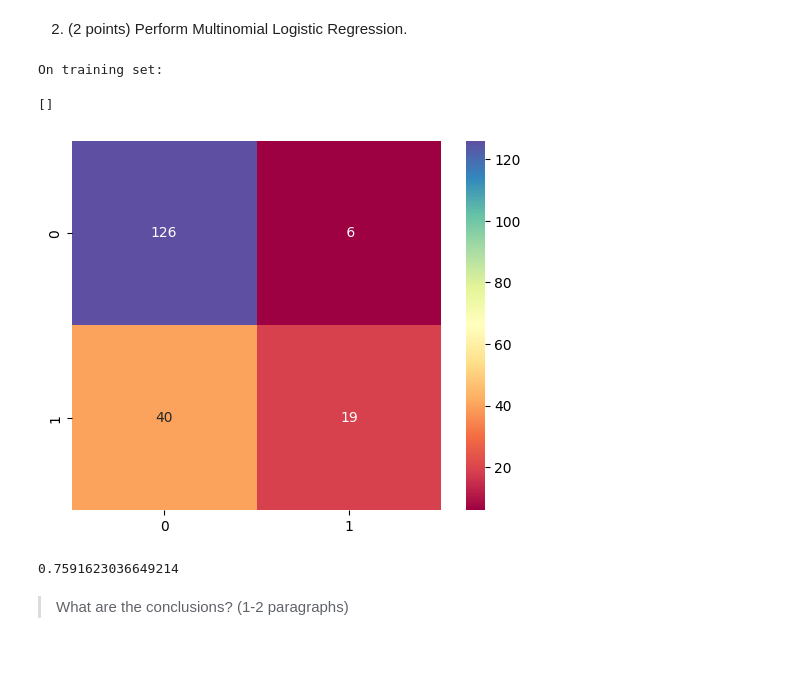
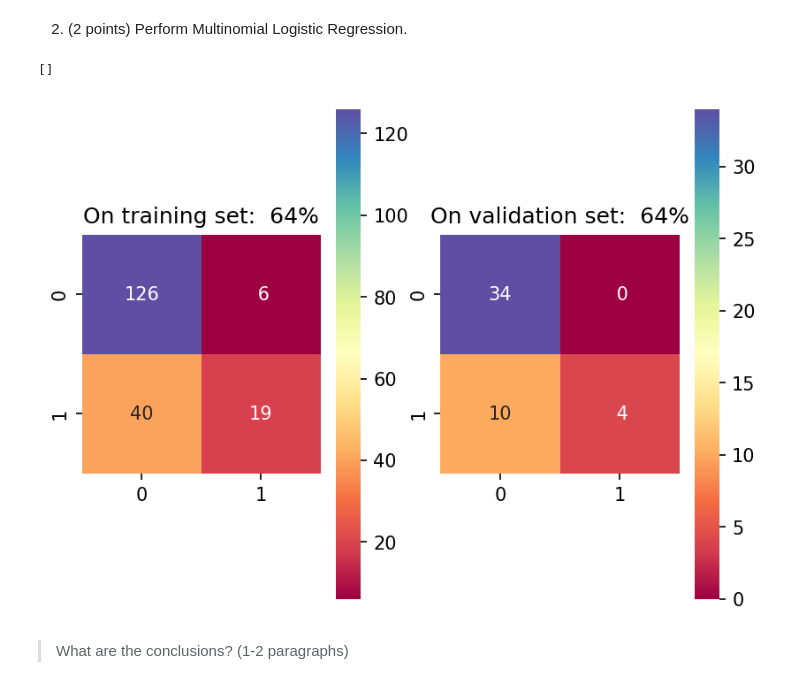
Before and after one commit to DanielGardin/MO444, a Jupyter notebook: T2_Classical_Techniques.ipynb, the cells around one changed output. Drawn from its saved outputs; the diff is of its cells as text; code cells hidden in the pictures; blank space fills up the shorter version.

```diff
--- a/T2_Classical_Techniques.ipynb
+++ b/T2_Classical_Techniques.ipynb
@@ -279,18 +221,9 @@ class BoxCox:
 # %%
-if APPLY_BOXCOX:
-    bxcx = BoxCox()
+standardization = ZScore()
 
-    X_train = bxcx.fit_transform(X_train, NUM_LABELS_REGRESSION)
-    X_val   = bxcx.transform(X_val, NUM_LABELS_REGRESSION)
-    X_test  = bxcx.transform(X_test, NUM_LABELS_REGRESSION)
+X_train = standardization.fit_transform(X_train, NUM_LABELS_REGRESSION)
+X_val   = standardization.transform(X_val, NUM_LABELS_REGRESSION)
+X_test  = standardization.transform(X_test, NUM_LABELS_REGRESSION)
-# %%
-if APPLY_ZSCORE:
-
-    standardization = ZScore()
-
-    X_train = standardization.fit_transform(X_train, NUM_LABELS_REGRESSION)
-    X_val   = standardization.transform(X_val, NUM_LABELS_REGRESSION)
-    X_test  = standardization.transform(X_test, NUM_LABELS_REGRESSION)
 # %%
 from sklearn.feature_selection import mutual_info_regression
 
@@ -690,36 +625,37 @@ X_test  = standardization.transform(X_test)
 # %%
 from sklearn.linear_model import LogisticRegression
 from sklearn.metrics import log_loss
 
 model = LogisticRegression()
 
 model.fit(X_train, y_train)
 
 def confusion_matrix(y_true, y_pred):
     matrix = np.zeros((2,2))
 
     for i in range(len(y_true)):
         matrix[y_true[i], y_pred[i]] += 1
 
     return matrix
 
+fig, axs = plt.subplots(ncols=2, dpi=150)
 
 
-
-print('\nOn training set:')
 y_pred = model.predict(X_train)
 
-C = confusion_matrix(y_train,y_pred)
-sns.heatmap(C, cmap='Spectral', annot=True, fmt='2.0f', square=True)
+C = confusion_matrix(y_train, y_pred)
+sns.heatmap(C, cmap='Spectral', annot=True, fmt='2.0f', square=True, ax=axs[0])
+axs[0].set_title(f'On training set: {100* balanced_accuracy_score(y_train, y_pred) : 2.0f}%')
+
+y_pred = model.predict(X_val)
+
+C = confusion_matrix(y_val, y_pred)
+sns.heatmap(C, cmap='Spectral', annot=True, fmt='2.0f', square=True, ax=axs[1])
+axs[1].set_title(f'On validation set: {100* balanced_accuracy_score(y_val, y_pred) : 2.0f}%')
 plt.plot()
 # %% [output]
-On training set:
+[]
-[]
-[figure, old version]
+[figure, new version]
-# %%
-C[range(2),range(2)].sum()/C.sum()
-# %% [output]
-0.7591623036649214
 # %% [markdown]
 > What are the conclusions? (1-2 paragraphs)
 # %% [markdown]
```
Also changed, not shown: parts of 14 cells of this notebook.
